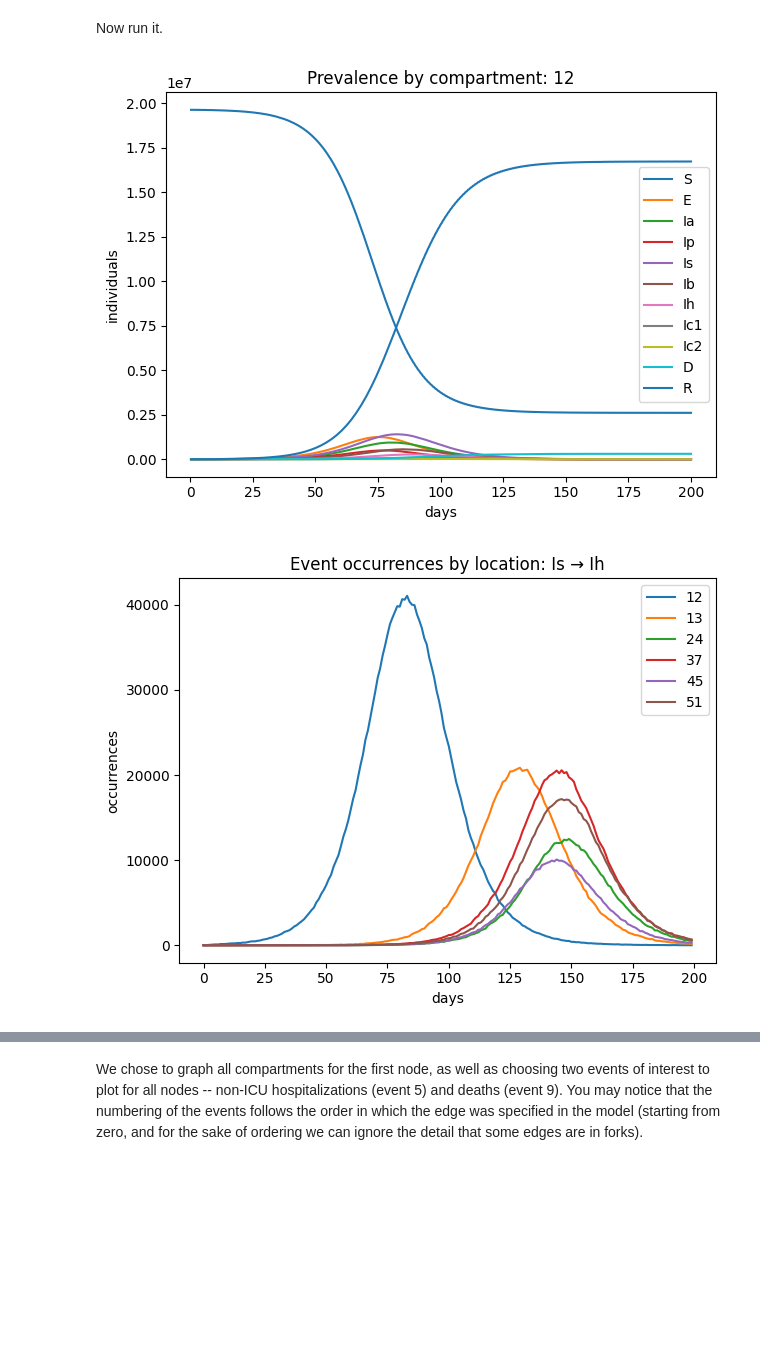
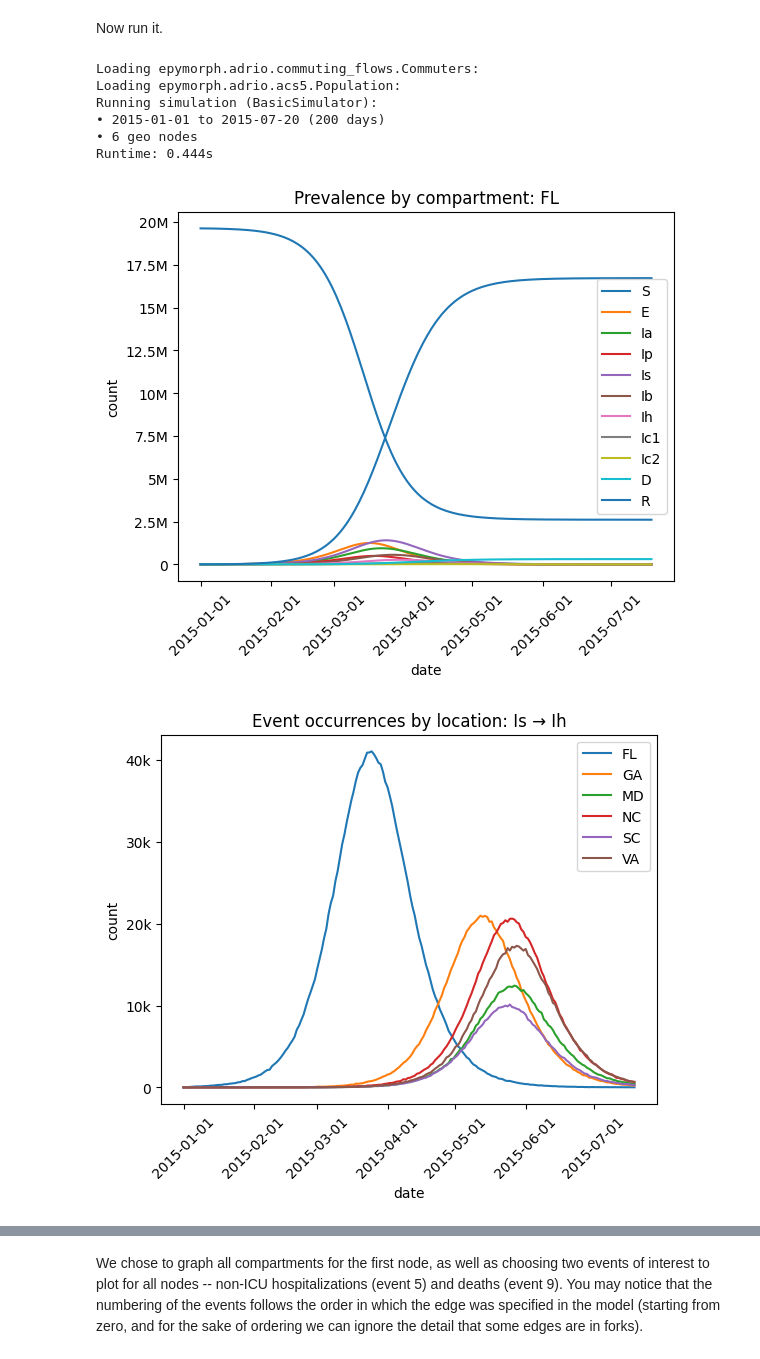
Before and after one commit to NAU-CCL/Epymorph, a Jupyter notebook: doc/devlog/2023-06-30.ipynb, the cells around one changed output, grey strips where cells are left out. Saved outputs shown, nothing was run; the diff lists cells and outputs as text; code cells hidden in the pictures; blank space fills up the shorter version.

```diff
--- a/doc/devlog/2023-06-30.ipynb
+++ b/doc/devlog/2023-06-30.ipynb
@@ -270,7 +299,7 @@ ipm = SparsemodIpm()
 
 rume = SingleStrataRume.build(
     ipm=ipm,
-    mm=mm_library["pei"](),
+    mm=PeiMm(),
     scope=pei.pei_scope,
     params={
         # movement model params
@@ -280,37 +309,63 @@ rume = SingleStrataRume.build(
         "beta_1": 0.3,
         "omega_1": 0.55,
         "omega_2": 0.05,
         "delta_1": 0.333,
         "delta_2": 0.5,
         "delta_3": 0.166,
         "delta_4": 0.142,
         "delta_5": 0.125,
         "gamma_a": 0.166,
         "gamma_b": 0.333,
         "gamma_c": 0.25,
         "rho_1": 0.4,
         "rho_2": 0.175,
         "rho_3": 0.015,
         "rho_4": 0.2,
         "rho_5": 0.6,
         # geographic params
         "population": acs5.Population(),
         "centroids": us_tiger.GeometricCentroid(),
         "commuters": commuting_flows.Commuters(),
         # TODO: replace this with ADRIO when we have one for humidity
         "humidity": pei.pei_humidity,
     },
     time_frame=TimeFrame.of("2015-01-01", 200),
     init=init.SingleLocation(location=0, seed_size=10_000),
 )
 
-sim = BasicSimulator(rume)
-out = sim.run()
+with sim_messaging():
+    sim = BasicSimulator(rume)
+    out = sim.run()
 
-plot_pop(out, 0)  # Florida prevalence
+out.plot.line(
+    geo=rume.scope.select.by_indices([0]),
+    time=rume.time_frame.select.all(),
+    quantity=rume.ipm.select.compartments(),
+    title="Prevalence by compartment: FL",
+    label_format="{q}",
+)
 
-plot_event(out, ipm.event_by_name("Is->Ih"))  # 5: Is->Ih: hospitalizations, non-ICU
-plot_event(out, ipm.event_by_name("Ic1->D"))  # 9: Ic1->D: deaths
+out.plot.line(
+    geo=rume.scope.select.all(),
+    time=rume.time_frame.select.all(),
+    quantity=rume.ipm.select.events("Is->Ih"),  # Is->Ih: hospitalizations, non-ICU
+    title="Event occurrences by location: Is → Ih",
+    label_format="{n}",
+)
+
+out.plot.line(
+    geo=rume.scope.select.all(),
+    time=rume.time_frame.select.all(),
+    quantity=rume.ipm.select.events("Ic1->D"),  # Ic1->D: deaths
+    title="Event occurrences by location: Ic1 → D",
+    label_format="{n}",
+)
 # %% [output]
+Loading epymorph.adrio.commuting_flows.Commuters:
+Loading epymorph.adrio.acs5.Population:
+Running simulation (BasicSimulator):
+• 2015-01-01 to 2015-07-20 (200 days)
+• 6 geo nodes
+Runtime: 0.444s
-[figure, old version]
+[figure, new version]
-[figure, old version]
+[figure, new version]
```
Also changed, not shown: parts of 4 cells of this notebook, 2 other files.
